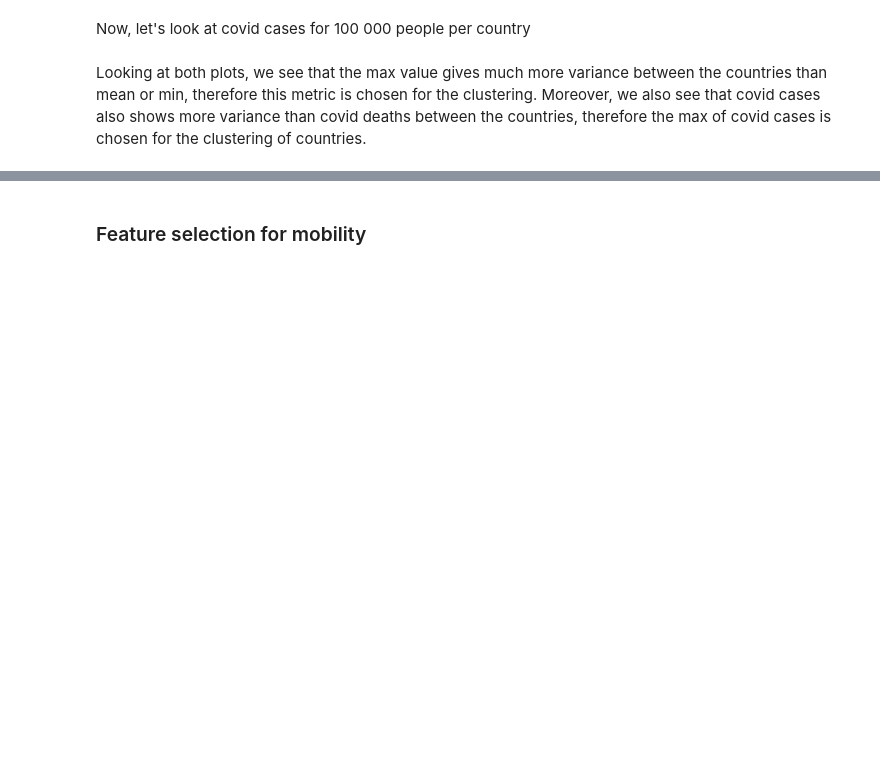
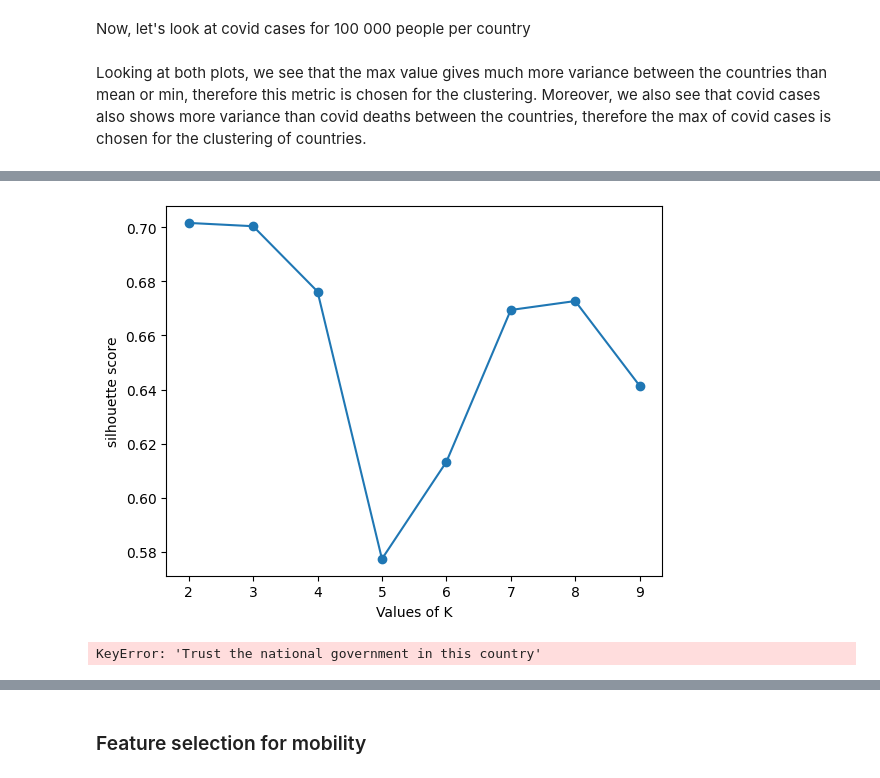
Before and after one commit to epfl-ada/ada-2022-project-thedatadiggers22, a Jupyter notebook: test_clustering.ipynb, the cells around one changed output, grey strips where cells are left out. Saved outputs shown, nothing was run; the diff lists cells and outputs as text; code cells hidden in the pictures; blank space fills up the shorter version.

Commit message:
cluster test bcp

```diff
--- a/test_clustering.ipynb
+++ b/test_clustering.ipynb
@@ -218,13 +285,51 @@ df_trust_journalists.head(60)
 # %%
 from sklearn.cluster import KMeans
+from sklearn import preprocessing
+from sklearn.cluster import DBSCAN
+from sklearn import metrics
 # Create dataframe for clustering with covid max cases, pageviews max, and trust in journalists
 
 # Preprocessing the data
-DF_ARRAY = np.array(DF.iloc[:,2:5])          # Getting only the numeric features from the dataset
-DF_NORM  = preprocessing.normalize(DF_ARRAY) # Normalizing the data
+DF_ARRAY = np.array(df_clustering_J_C_P.iloc[:,:])          # Getting only the numeric features from the dataset
+DF_NORM  = preprocessing.normalize(df_clustering_J_C_P) # Normalizing the data
 
 # Creating our Model
-kmeans = KMeans(n_clusters = 3)
+kmeans = KMeans(n_clusters = 8)
 
 # Training our model
-kmeans.fit(DF_NORM)
+kmeans.fit(DF_ARRAY)
+
+# You can see the labels (clusters) assigned for each data point with the function labels_
+kmeans.labels_
+
+# Assigning the labels to the initial dataset
+df_clustering_J_C_P['cluster'] = kmeans.labels_
+
+
+#db = DBSCAN(eps=0.3, min_samples=2, metric= 'euclidean').fit(DF_NORM)
+#labels = db.labels_
+#df_clustering_J_C_P['cluster'] = labels
+# %%
+
+
+# Amount of values to be tested for K
+Ks = range(2, 10)
+
+# List to hold on the metrics for each value of K
+results = []
+
+# Executing the loop
+for K in Ks:
+
+    model = KMeans(n_clusters = K)
+    model.fit(DF_ARRAY)
+
+    results.append(metrics.silhouette_score(DF_ARRAY,model.labels_, metric='chebyshev'))
+
+# Plotting the final result
+plt.plot(Ks, results, 'o-')
+plt.xlabel("Values of K")
+plt.ylabel("silhouette score")
+plt.show()
+# %% [output]
+[figure, added]
@@ -233,10 +345,17 @@ import plotly.graph_objects as go
 
 PLOT = go.Figure()
 
-for C in list(DF.cluster.unique()):
+for C in list(df_clustering_J_C_P.cluster.unique()):
 
-    PLOT.add_trace(go.Scatter3d(x = DF[DF.cluster == C]['Annual Income (k$)'],
-                                y = DF[DF.cluster == C]['Age'],
-                                z = DF[DF.cluster == C]['Spending Score (1-100)'],
+    PLOT.add_trace(go.Scatter3d(x = df_clustering_J_C_P[df_clustering_J_C_P.cluster == C]["Trust the national government in this country"],
+                                y = df_clustering_J_C_P[df_clustering_J_C_P.cluster == C]['Max pageview'],
+                                z = df_clustering_J_C_P[df_clustering_J_C_P.cluster == C]['Max cases'],
                                 mode = 'markers', marker_size = 8, marker_line_width = 1,
                                 name = 'Cluster ' + str(C)))
+PLOT.update_layout(width = 800, height = 800, autosize = True, showlegend = True,
+                   scene = dict(xaxis=dict(title = 'Trust gov in this country', titlefont_color = 'black'),
+                                yaxis=dict(title = 'Max pageview', titlefont_color = 'black'),
+                                zaxis=dict(title = 'Max cases', titlefont_color = 'black')),
+                   font = dict(family = "Gilroy", color  = 'black', size = 12))
+# %% [output]
+KeyError: 'Trust the national government in this country'
```
Also changed, not shown: parts of 19 cells of this notebook.
